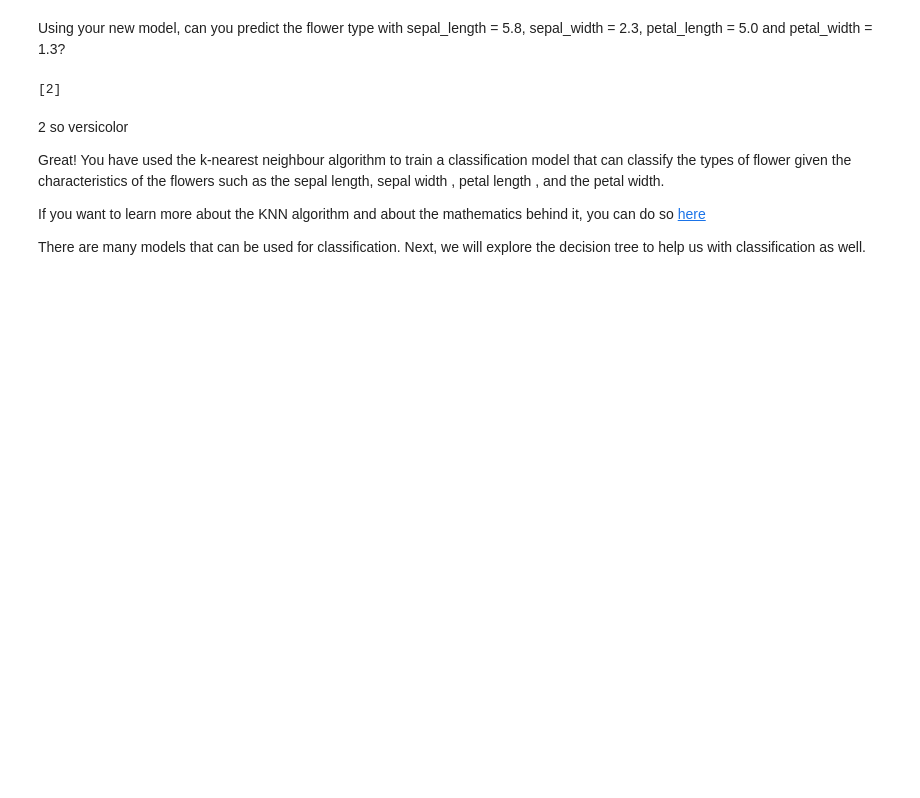
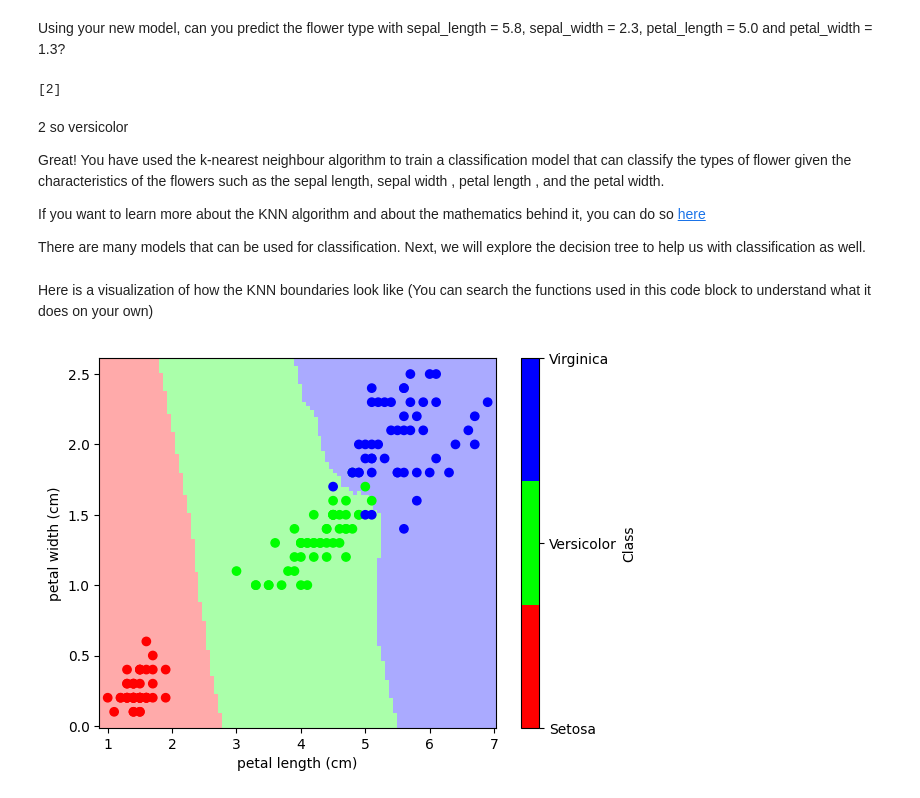
Before and after one commit to crux-bphc/dev-summer-group-2024, a Jupyter notebook: Machine Learning/Week 3/1_KNN_classification.ipynb, the cells around one changed output. Saved outputs shown, nothing was run; the diff lists cells and outputs as text; code cells hidden in the pictures; blank space fills up the shorter version.

Commit message:
feat: add boundary visualizer

```diff
--- a/Machine Learning/Week 3/1_KNN_classification.ipynb
+++ b/Machine Learning/Week 3/1_KNN_classification.ipynb
@@ -228,3 +229,33 @@ Great! You have used the k-nearest neighbour algorithm to train a classification
 If you want to learn more about the KNN algorithm and about the mathematics behind it, you can do so [here](https://www.ibm.com/topics/knn)
 
 There are many models that can be used for classification. Next, we will explore the decision tree to help us with classification as well.
+# %% [markdown]
+Here is a visualization of how the KNN boundaries look like (You can search the functions used in this code block to understand what it does on your own)
+# %%
+x2 = df[['petal_length','petal_width']]
+y2 = df['Class']
+
+KNN3 = KNeighborsClassifier()
+KNN3.fit(x2,y2)
+
+length_min, length_max = x2['petal_length'].min() - 0.1, x2['petal_length'].max() + 0.1
+width_min, width_max = x2['petal_width'].min() - 0.1, x2['petal_width'].max() + 0.1
+
+xx, yy = np.meshgrid(np.linspace(length_min, length_max, 100), np.linspace(width_min, width_max, 100))
+boundaries = KNN3.predict(np.c_[xx.ravel(), yy.ravel()])
+boundaries = boundaries.reshape(xx.shape)
+# %%
+import matplotlib.pyplot as plt
+from matplotlib.colors import ListedColormap
+cmap_light = ListedColormap(['#FFAAAA', '#AAFFAA', '#AAAAFF'])
+cmap_bold = ListedColormap(['#FF0000', '#00FF00', '#0000FF'])
+
+plt.figure(2)
+plt.pcolormesh(xx, yy, boundaries, cmap = cmap_light)
+plt.scatter(df["petal_length"], df["petal_width"], c=df["Class"], cmap = cmap_bold)
+plt.xlabel("petal length (cm)")
+plt.ylabel("petal width (cm)")
+plt.colorbar(ticks=[1, 2, 3], label="Class", format = plt.FuncFormatter(lambda val, loc: ['Setosa', 'Versicolor', 'Virginica'][val-1]))
+plt.show()
+# %% [output]
+[figure, added]
```
Also changed, not shown: parts of 1 cell of this notebook.
